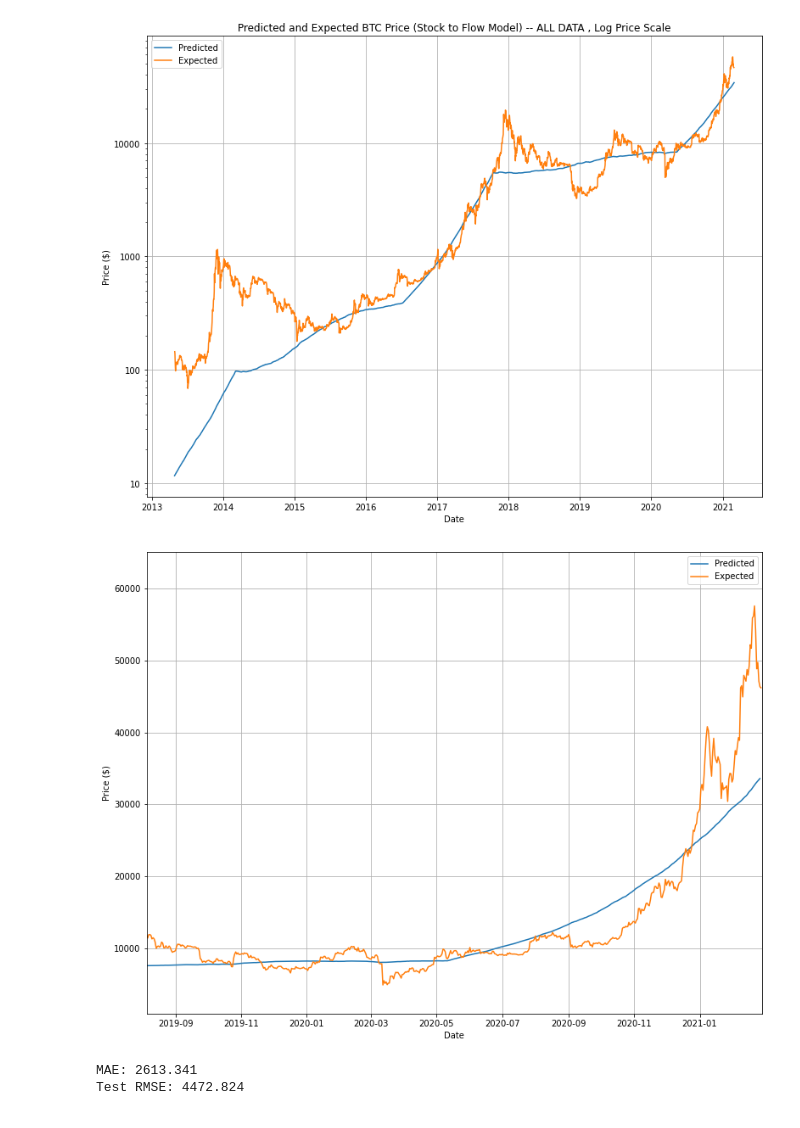
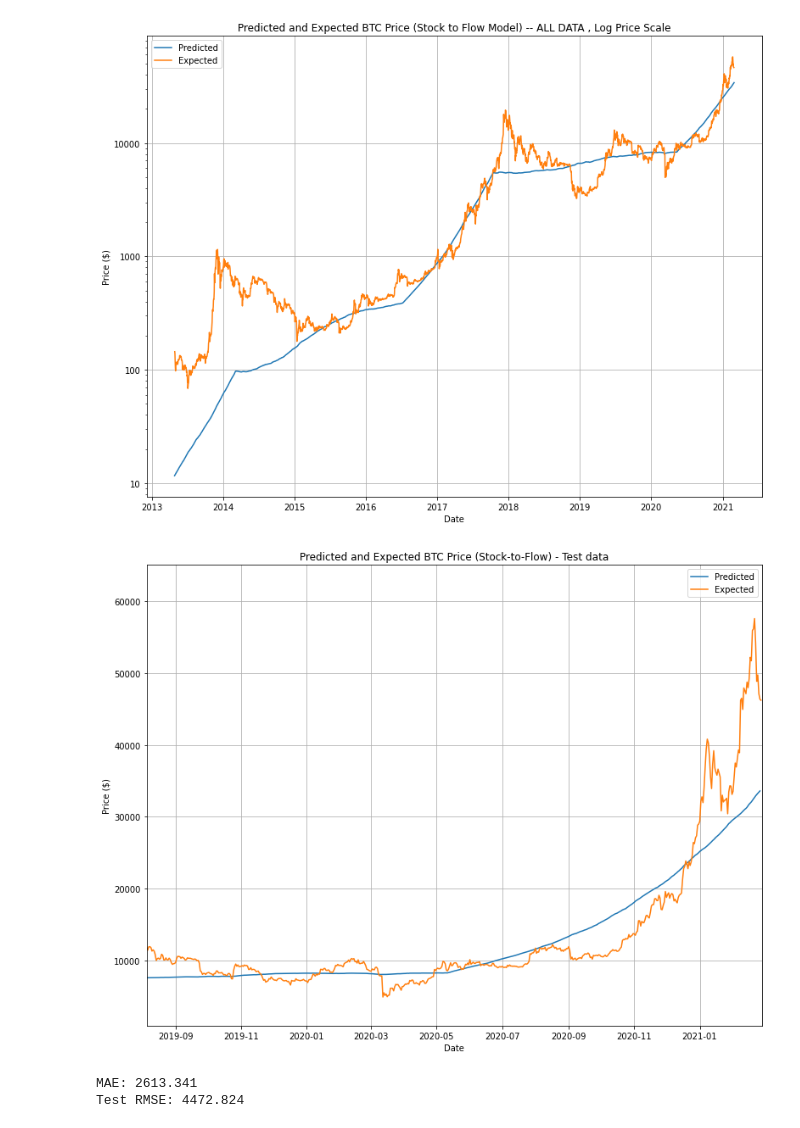
Before and after one commit to maytanti/bitcoin-timeseries-forecast, a Jupyter notebook: BTC_Exploratory_Data.ipynb, the cells around one changed output. Cells and saved outputs as stored; diff of their text form; code cells hidden in the pictures.

```diff
--- a/BTC_Exploratory_Data.ipynb
+++ b/BTC_Exploratory_Data.ipynb
@@ -513,24 +526,25 @@ plt.show()
 # %%
 #Figure 14: Plot of Stock-to-Flow future predictions against actual outcomes (S2F) -- For Test Data
 #For a fair comparison, the results of stock to flow model is scoped down to the same time period as the test data
 
 #Create new data frames with predicted and expected price (test data period)
 Z = df_btc1
 size = int(len(Z) * 0.8)
 test = Z[size:len(Z)]
 y_pred = dfs[size:len(Z)]
 
 fig14 = plt.figure(figsize=(13,10))
 ax = plt.plot(y_pred, label='Predicted')
 plt.plot(test, label='Expected')
 plt.grid()
 plt.legend(loc='best')
 plt.xlabel('Date')
 plt.ylabel('Price ($)')
+plt.title('Predicted and Expected BTC Price (Stock-to-Flow) - Test data')
 plt.axis([datetime(2019,8,5), datetime(2021,2,28), 1000, 65000])
 plt.show()
 # %% [output]
-[figure, old version]
+[figure, new version]
 # %%
 # #Evaluate forecast
 mae = mean_absolute_error(test, y_pred)
```
Also changed, not shown: parts of 4 cells of this notebook.
